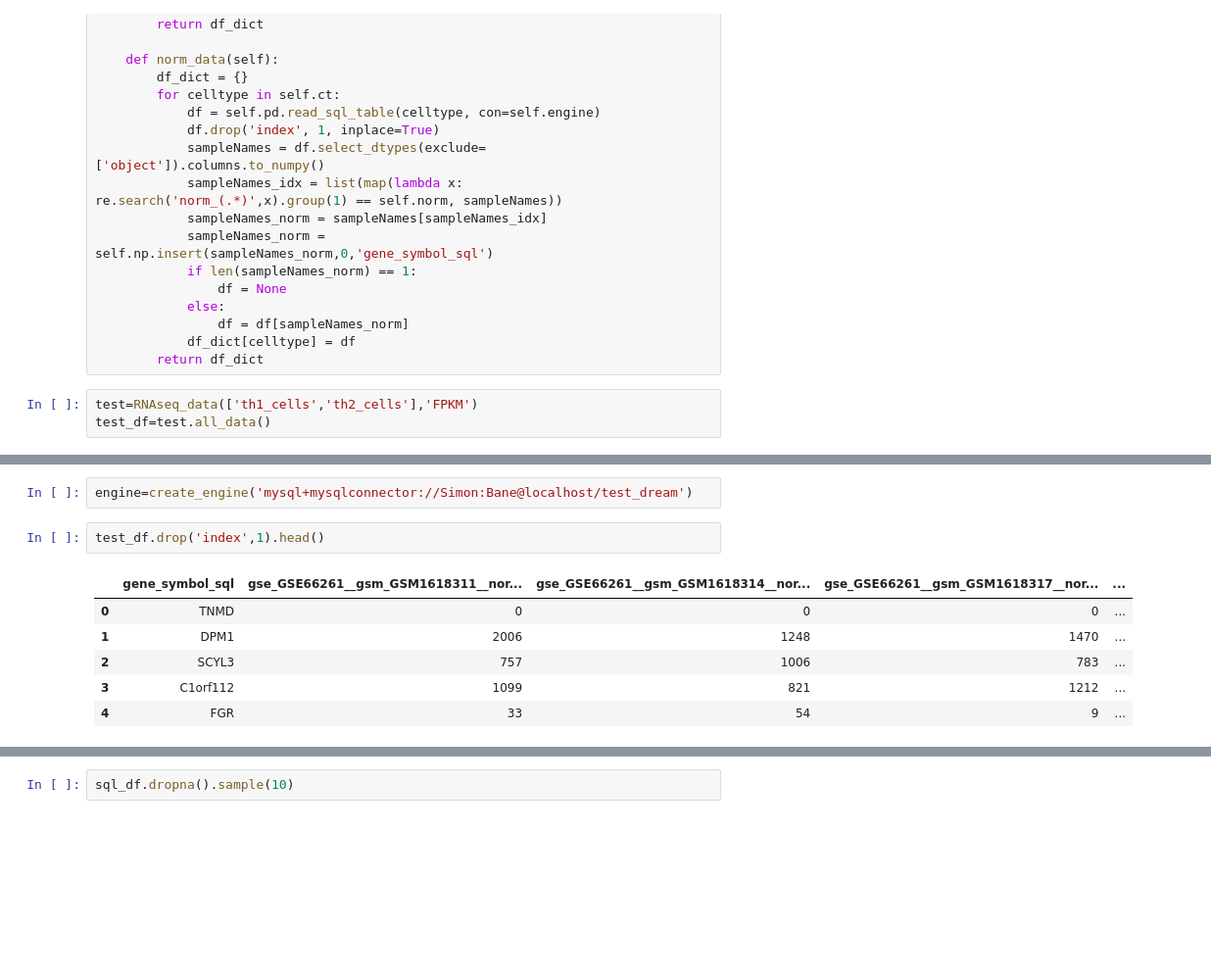
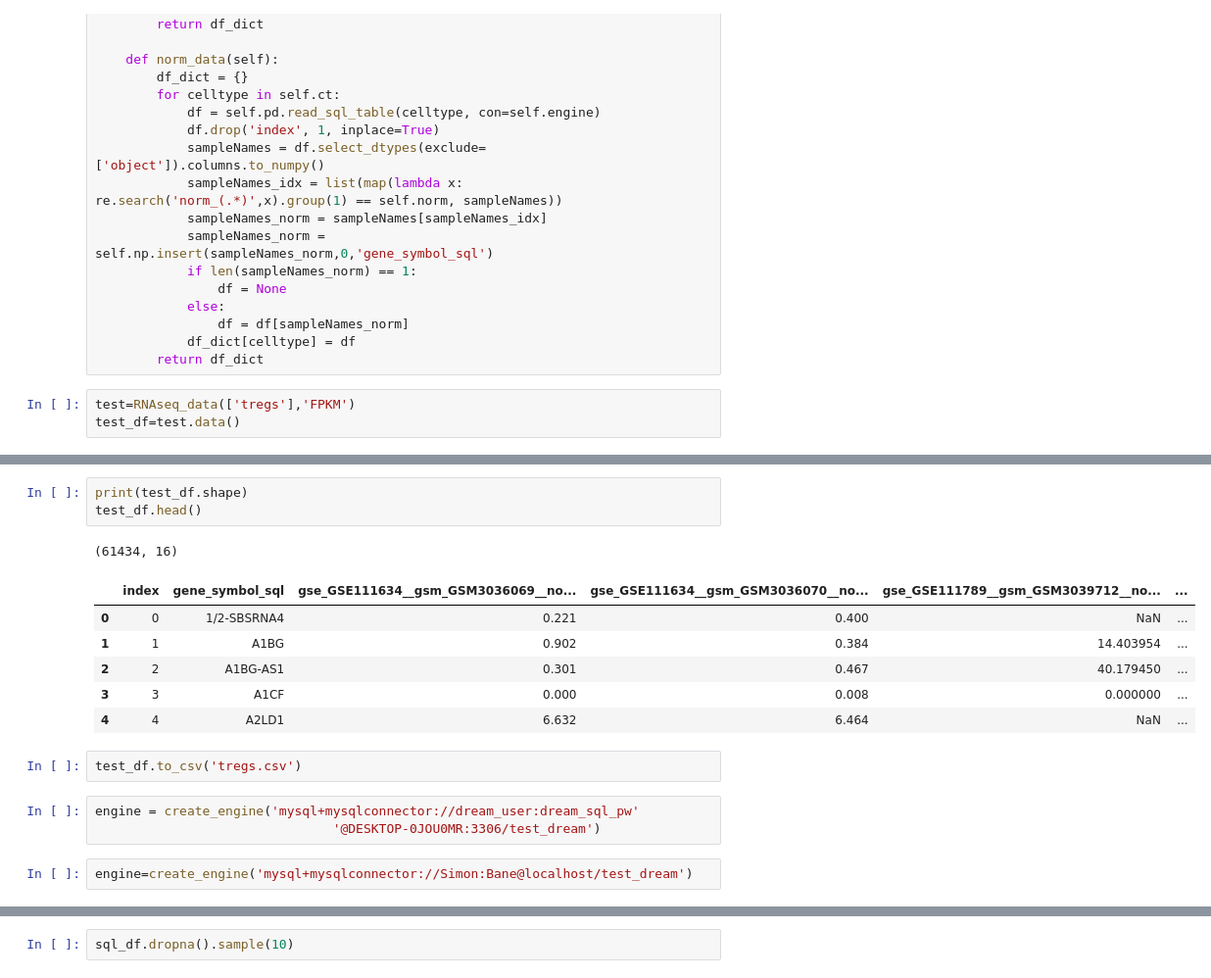
Before and after one commit to qu4drupole/DREAM_cell_deconvolution, a Jupyter notebook: Bulk_seq_data_loading/RNAseq_data_class.ipynb, the cells around one changed output, grey strips where cells are left out. Shown: that part at 98% size. Cells and saved outputs as stored; diff of their text form; blank space fills up the shorter version.

```diff
--- a/Bulk_seq_data_loading/RNAseq_data_class.ipynb
+++ b/Bulk_seq_data_loading/RNAseq_data_class.ipynb
@@ -112,5 +105,5 @@ class RNAseq_data:
             df_dict[celltype] = df
         return df_dict
 # %%
-test=RNAseq_data(['th1_cells','th2_cells'],'FPKM')
-test_df=test.all_data()
+test=RNAseq_data(['tregs'],'FPKM')
+test_df=test.data()
@@ -146,11 +110,18 @@ test_df[col_names].head()
+# %%
+print(test_df.shape)
+test_df.head()
+# %% [output]
+(61434, 16)
+|  | index | gene_symbol_sql | gse_GSE111634__gsm_GSM3036069__no... | gse_GSE111634__gsm_GSM3036070__no... | gse_GSE111789__gsm_GSM3039712__no... | ... |
+| 0 | 0 | 1/2-SBSRNA4 | 0.221 | 0.400 | NaN | ... |
+| 1 | 1 | A1BG | 0.902 | 0.384 | 14.403954 | ... |
+| 2 | 2 | A1BG-AS1 | 0.301 | 0.467 | 40.179450 | ... |
+| 3 | 3 | A1CF | 0.000 | 0.008 | 0.000000 | ... |
+| 4 | 4 | A2LD1 | 6.632 | 6.464 | NaN | ... |
+# %%
+test_df.to_csv('tregs.csv')
+# %%
+engine = create_engine('mysql+mysqlconnector://dream_user:dream_sql_pw'
+                               '@DESKTOP-0JOU0MR:3306/test_dream')
 # %%
 engine=create_engine('mysql+mysqlconnector://Simon:Bane@localhost/test_dream')
-# %%
-test_df.drop('index',1).head()
-# %% [output]
-|  | gene_symbol_sql | gse_GSE66261__gsm_GSM1618311__nor... | gse_GSE66261__gsm_GSM1618314__nor... | gse_GSE66261__gsm_GSM1618317__nor... | ... |
-| 0 | TNMD | 0 | 0 | 0 | ... |
-| 1 | DPM1 | 2006 | 1248 | 1470 | ... |
-| 2 | SCYL3 | 757 | 1006 | 783 | ... |
-| 3 | C1orf112 | 1099 | 821 | 1212 | ... |
-| 4 | FGR | 33 | 54 | 9 | ... |
```
Also changed, not shown: parts of 10 cells of this notebook, 2 other files.
